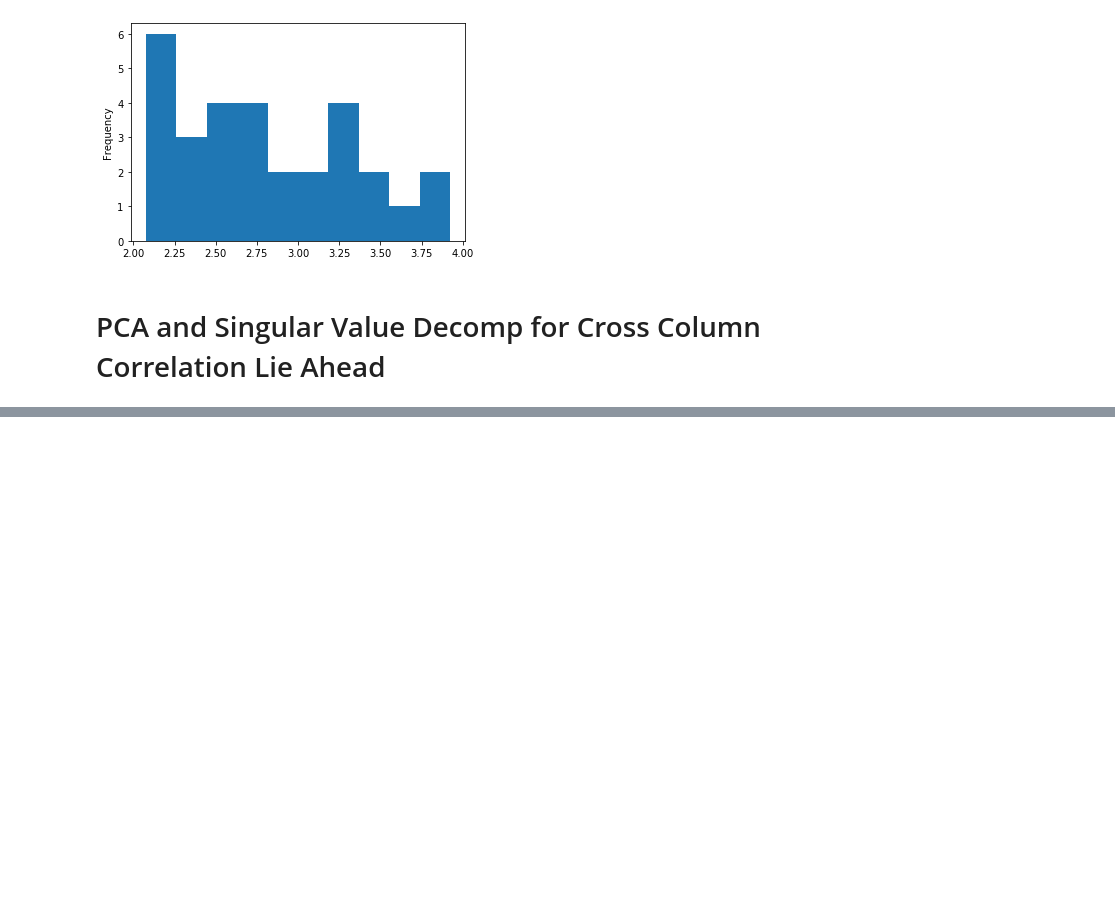
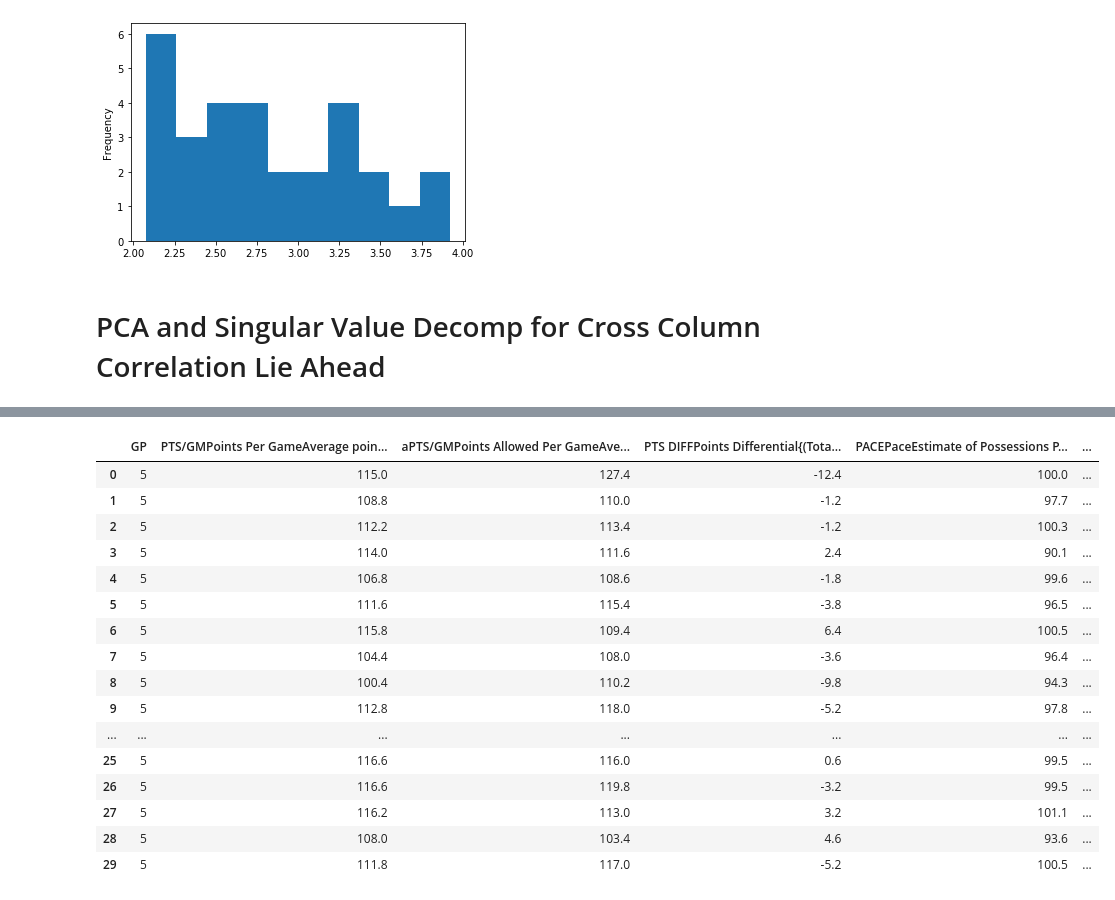
Before and after one commit to gilpasternak35/Likelihood, a Jupyter notebook: likelihood-public.ipynb, the cells around one changed output, grey strips where cells are left out. Cells and saved outputs as stored; diff of their text form; code cells hidden in the pictures; blank space fills up the shorter version.

```diff
--- a/likelihood-public.ipynb
+++ b/likelihood-public.ipynb
@@ -494,0 +513,25 @@ Great! Below are your results:
+# %%
+# Finding all numerical components of the table so that pca can function
+tabl = first_table.select_dtypes(include = [np.number])
+tabl = tabl.dropna(1)
+# Creating a PCA object
+pca = PCA(n_components = (tabl.shape[1]))
+tabl
+# %% [output]
+|  | GP | PTS/GMPoints Per GameAverage poin... | aPTS/GMPoints Allowed Per GameAve... | PTS DIFFPoints Differential{(Tota... | PACEPaceEstimate of Possessions P... | ... |
+| 0 | 5 | 115.0 | 127.4 | -12.4 | 100.0 | ... |
+| 1 | 5 | 108.8 | 110.0 | -1.2 | 97.7 | ... |
+| 2 | 5 | 112.2 | 113.4 | -1.2 | 100.3 | ... |
+| 3 | 5 | 114.0 | 111.6 | 2.4 | 90.1 | ... |
+| 4 | 5 | 106.8 | 108.6 | -1.8 | 99.6 | ... |
+| 5 | 5 | 111.6 | 115.4 | -3.8 | 96.5 | ... |
+| 6 | 5 | 115.8 | 109.4 | 6.4 | 100.5 | ... |
+| 7 | 5 | 104.4 | 108.0 | -3.6 | 96.4 | ... |
+| 8 | 5 | 100.4 | 110.2 | -9.8 | 94.3 | ... |
+| 9 | 5 | 112.8 | 118.0 | -5.2 | 97.8 | ... |
+| ... | ... | ... | ... | ... | ... | ... |
+| 25 | 5 | 116.6 | 116.0 | 0.6 | 99.5 | ... |
+| 26 | 5 | 116.6 | 119.8 | -3.2 | 99.5 | ... |
+| 27 | 5 | 116.2 | 113.0 | 3.2 | 101.1 | ... |
+| 28 | 5 | 108.0 | 103.4 | 4.6 | 93.6 | ... |
+| 29 | 5 | 111.8 | 117.0 | -5.2 | 100.5 | ... |
```
Also changed, not shown: parts of 9 cells of this notebook.
